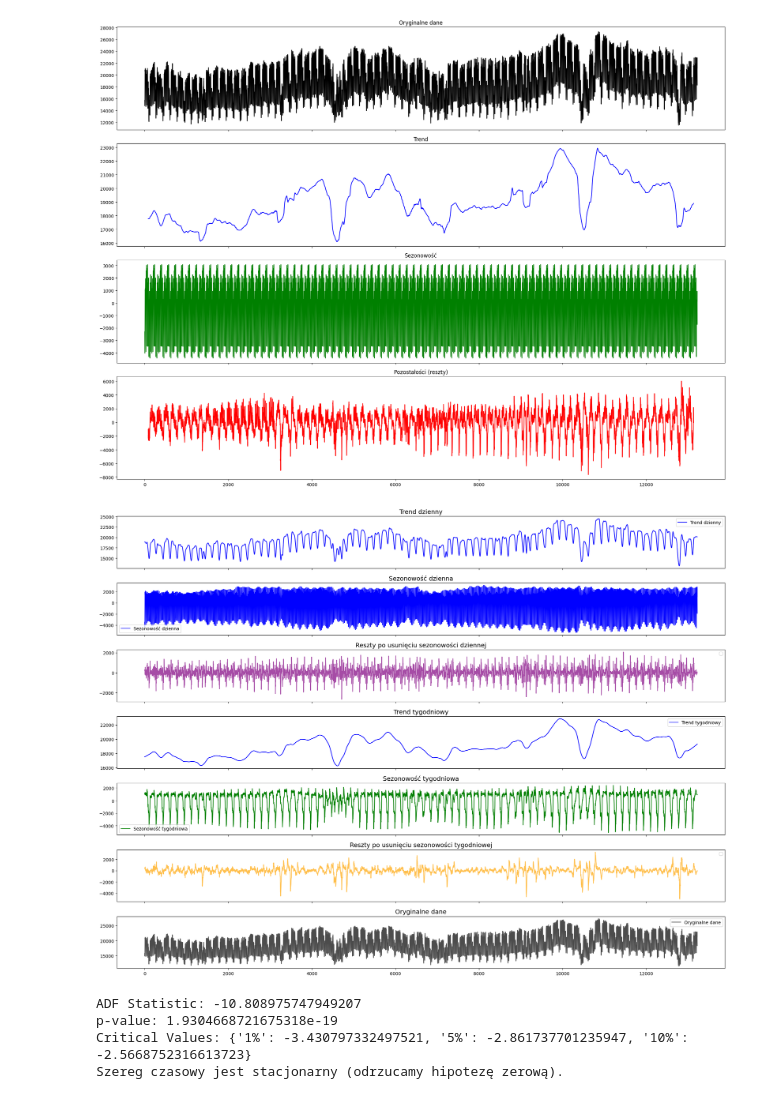
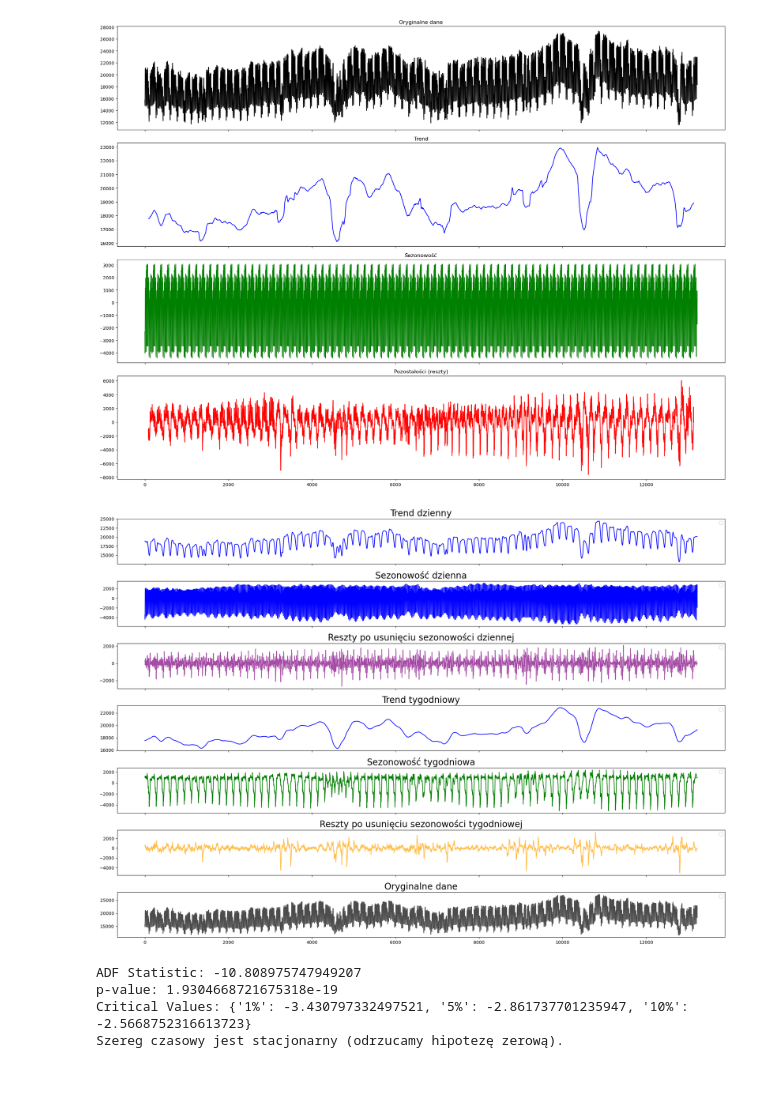
Before and after one commit to Makelek00/power_demand_forecast, a Jupyter notebook: analysis.ipynb, the cells around one changed output. Drawn from its saved outputs; the diff is of its cells as text; code cells hidden in the pictures.

```diff
--- a/analysis.ipynb
+++ b/analysis.ipynb
@@ -114,49 +114,49 @@ stl2 = STL(detrended1, period=168)
 res2 = stl2.fit()
 
 # Wykres wyników STL
-fig, axes = plt.subplots(7, 1, figsize=(20, 15), sharex=True)
+fig, axes = plt.subplots(7, 1, figsize=(20, 14), sharex=True)
 
 # Trend dzienna
-axes[0].plot(res1.trend, label='Trend dzienny', color='blue')
-axes[0].set_title('Trend dzienny', fontsize=14)
+axes[0].plot(res1.trend, color='blue')
+axes[0].set_title('Trend dzienny', fontsize=20)
 axes[0].legend()
 
 # Sezonowość dzienna
-axes[1].plot(res1.seasonal, label='Sezonowość dzienna', color='blue')
-axes[1].set_title('Sezonowość dzienna', fontsize=14)
+axes[1].plot(res1.seasonal, color='blue')
+axes[1].set_title('Sezonowość dzienna', fontsize=20)
 axes[1].legend()
 
 # Reszty po usunięciu sezonowości dziennej
 axes[2].plot(res1.resid, color='purple', alpha=0.7)
-axes[2].set_title('Reszty po usunięciu sezonowości dziennej', fontsize=14)
+axes[2].set_title('Reszty po usunięciu sezonowości dziennej', fontsize=20)
 axes[2].legend()
 
 
 # Trend tygodniowa
-axes[3].plot(res2.trend, label='Trend tygodniowy', color='blue')
-axes[3].set_title('Trend tygodniowy', fontsize=14)
+axes[3].plot(res2.trend,  color='blue')
+axes[3].set_title('Trend tygodniowy', fontsize=20)
 axes[3].legend()
 
 # Sezonowość tygodniowa
-axes[4].plot(res2.seasonal, label='Sezonowość tygodniowa', color='green')
-axes[4].set_title('Sezonowość tygodniowa', fontsize=14)
+axes[4].plot(res2.seasonal, color='green')
+axes[4].set_title('Sezonowość tygodniowa', fontsize=20)
 axes[4].legend()
 
 
 # Reszty po usunięciu sezonowości tygodniowej
 axes[5].plot(res2.resid, color='orange', alpha=0.7)
-axes[5].set_title('Reszty po usunięciu sezonowości tygodniowej', fontsize=14)
+axes[5].set_title('Reszty po usunięciu sezonowości tygodniowej', fontsize=20)
 axes[5].legend()
 
 # Oryginalne dane
-axes[6].plot(merged_df["value"][:-24*60], label='Oryginalne dane', color='black', alpha=0.7)
-axes[6].set_title('Oryginalne dane', fontsize=14)
+axes[6].plot(merged_df["value"][:-24*60],  color='black', alpha=0.7)
+axes[6].set_title('Oryginalne dane', fontsize=20)
 axes[6].legend()
 
 plt.tight_layout()
 plt.show()
 # %% [output]
-[figure, old version]
+[figure, new version]
 # %%
 from statsmodels.tsa.stattools import adfuller
 
```
Also changed, not shown: parts of 7 cells of this notebook, 4 other files.
